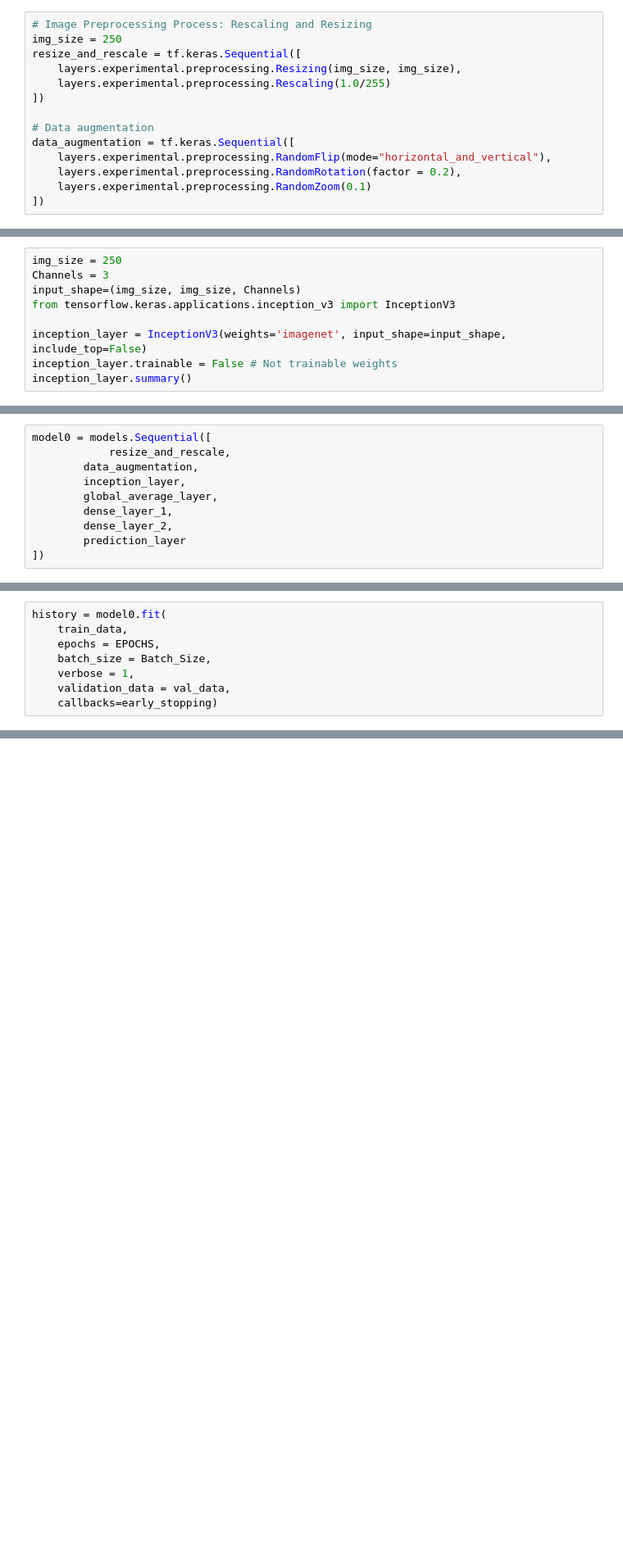
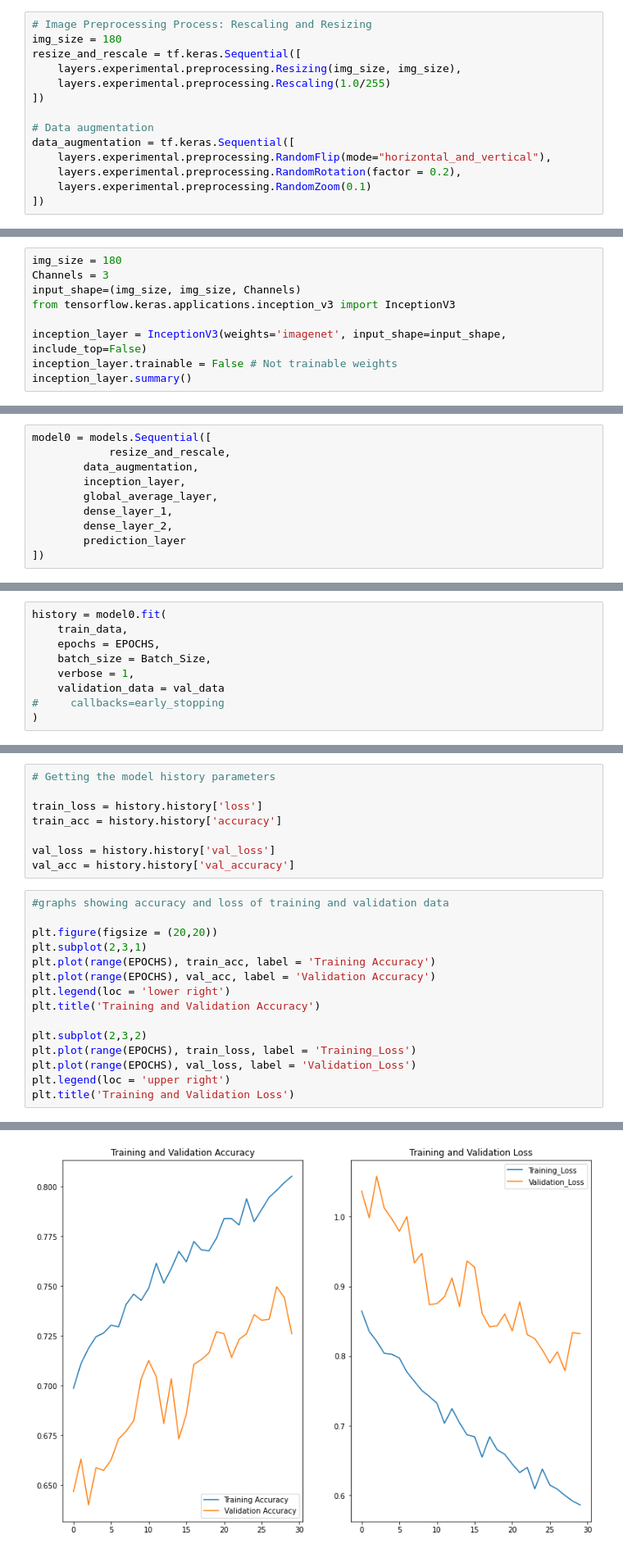
Before and after one commit to ugorjiizu/ML-AI-Works, a Jupyter notebook: ricepaddy.ipynb, the cells around one changed output, grey strips where cells are left out. Shown at 82% size. Saved outputs shown, nothing was run; the diff lists cells and outputs as text; blank space fills up the shorter version.

```diff
--- a/ricepaddy.ipynb
+++ b/ricepaddy.ipynb
@@ -361,7 +361,7 @@ val_data = val_data.cache().shuffle(500).prefetch(buffer_size=tf.data.AUTOTUNE)
 **Image Optimization and Image Augumentation Layers**
 # %%
 # Image Preprocessing Process: Rescaling and Resizing
-img_size = 250
+img_size = 180
 resize_and_rescale = tf.keras.Sequential([
     layers.experimental.preprocessing.Resizing(img_size, img_size),
     layers.experimental.preprocessing.Rescaling(1.0/255)
@@ -376,7 +376,7 @@ data_augmentation = tf.keras.Sequential([
 # %% [markdown]
 Inception-V3 Model Layer
 # %%
-img_size = 250
+img_size = 180
 Channels = 3
 input_shape=(img_size, img_size, Channels)
 from tensorflow.keras.applications.inception_v3 import InceptionV3
@@ -444,5 +444,6 @@ history = model0.fit(
     epochs = EPOCHS,
     batch_size = Batch_Size,
     verbose = 1,
-    validation_data = val_data,
-    callbacks=early_stopping)
+    validation_data = val_data
+#     callbacks=early_stopping
+)
@@ -448,0 +491,24 @@ history = model0.fit(
+# %%
+# Getting the model history parameters
+
+train_loss = history.history['loss']
+train_acc = history.history['accuracy']
+
+val_loss = history.history['val_loss']
+val_acc = history.history['val_accuracy']
+# %%
+#graphs showing accuracy and loss of training and validation data
+
+plt.figure(figsize = (20,20))
+plt.subplot(2,3,1)
+plt.plot(range(EPOCHS), train_acc, label = 'Training Accuracy')
+plt.plot(range(EPOCHS), val_acc, label = 'Validation Accuracy')
+plt.legend(loc = 'lower right')
+plt.title('Training and Validation Accuracy')
+
+plt.subplot(2,3,2)
+plt.plot(range(EPOCHS), train_loss, label = 'Training_Loss')
+plt.plot(range(EPOCHS), val_loss, label = 'Validation_Loss')
+plt.legend(loc = 'upper right')
+plt.title('Training and Validation Loss')
+# %% [output]
@@ -448,0 +516 @@ history = model0.fit(
+[figure, added]
```
Also changed, not shown: parts of 19 cells of this notebook.
